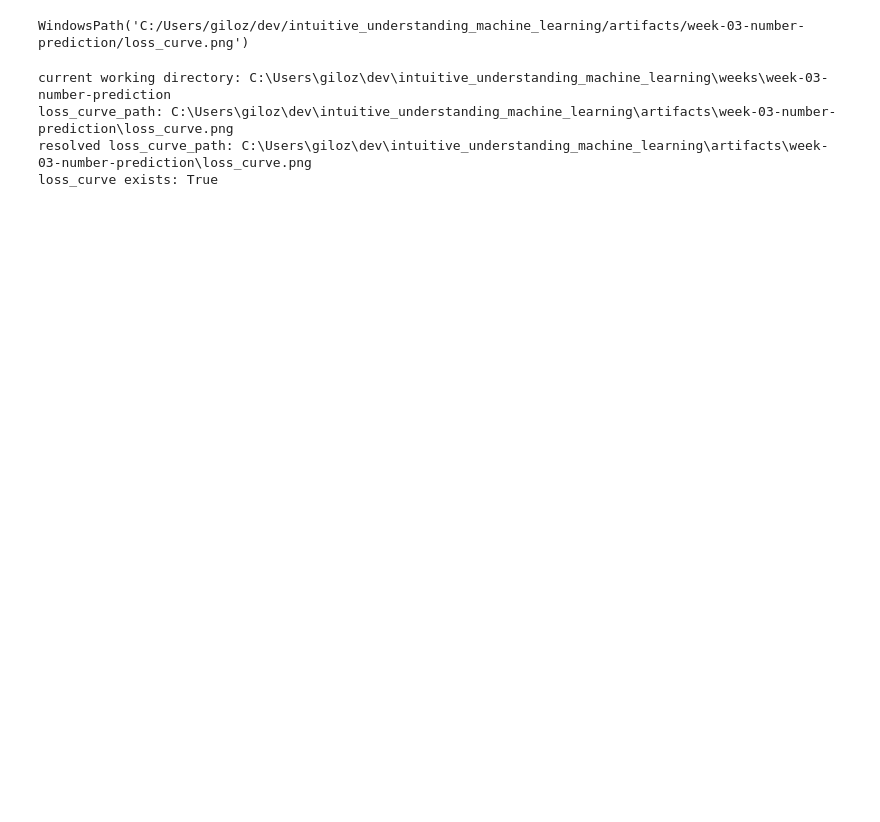
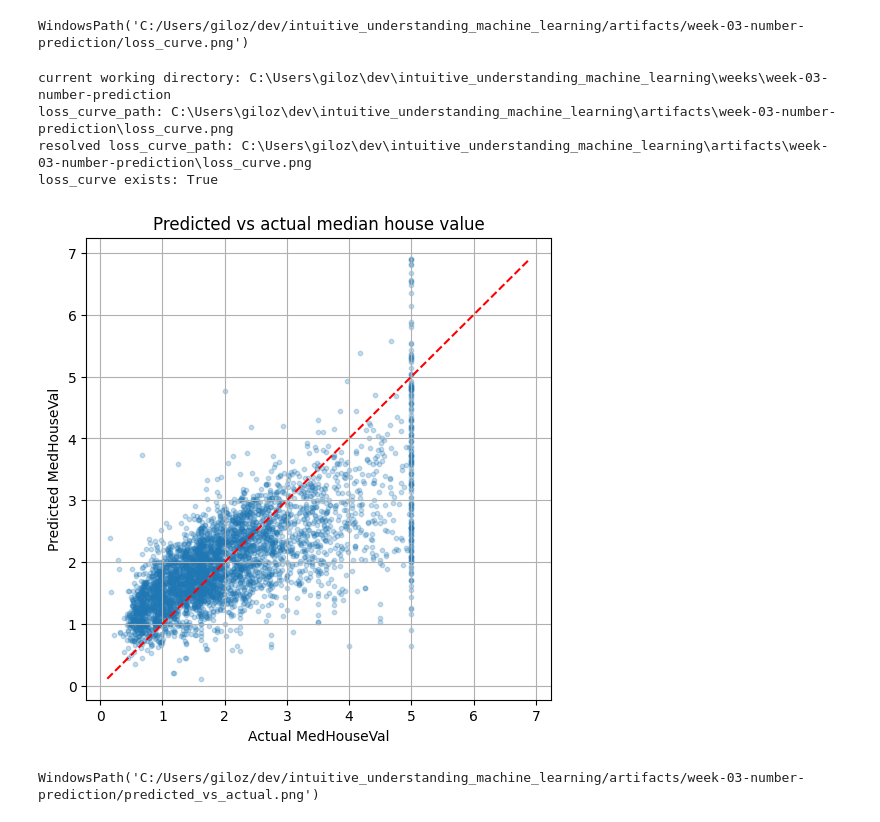
Before and after one commit to majorgilles/intuitive_understanding_machine_learning, a Jupyter notebook: weeks/week-03-number-prediction/train_price_predictor.ipynb, the cells around one changed output. Drawn from its saved outputs; the diff is of its cells as text; code cells hidden in the pictures; blank space fills up the shorter version.

```diff
--- a/weeks/week-03-number-prediction/train_price_predictor.ipynb
+++ b/weeks/week-03-number-prediction/train_price_predictor.ipynb
@@ -402,3 +409,27 @@ current working directory: C:\Users\giloz\dev\intuitive_understanding_machine_le
 loss_curve_path: C:\Users\giloz\dev\intuitive_understanding_machine_learning\artifacts\week-03-number-prediction\loss_curve.png
 resolved loss_curve_path: C:\Users\giloz\dev\intuitive_understanding_machine_learning\artifacts\week-03-number-prediction\loss_curve.png
 loss_curve exists: True
+# %%
+actual_values = y_test_tensor.squeeze().numpy()
+predicted_values = test_predictions.squeeze().numpy()
+
+plt.figure(figsize=(6, 6))
+plt.scatter(actual_values, predicted_values, alpha=0.25, s=10)
+
+min_value = min(actual_values.min(), predicted_values.min())
+max_value = max(actual_values.max(), predicted_values.max())
+
+plt.plot([min_value, max_value], [min_value, max_value], color="red", linestyle="--")
+plt.xlabel("Actual MedHouseVal")
+plt.ylabel("Predicted MedHouseVal")
+plt.title("Predicted vs actual median house value")
+plt.grid(True)
+
+predicted_vs_actual_path = artifact_dir / "predicted_vs_actual.png"
+plt.savefig(predicted_vs_actual_path, dpi=150, bbox_inches="tight")
+plt.show()
+
+predicted_vs_actual_path
+# %% [output]
+[figure, added]
+WindowsPath('C:/Users/giloz/dev/intuitive_understanding_machine_learning/artifacts/week-03-number-prediction/predicted_vs_actual.png')
```
Also changed, not shown: parts of 7 cells of this notebook, 2 other files.
